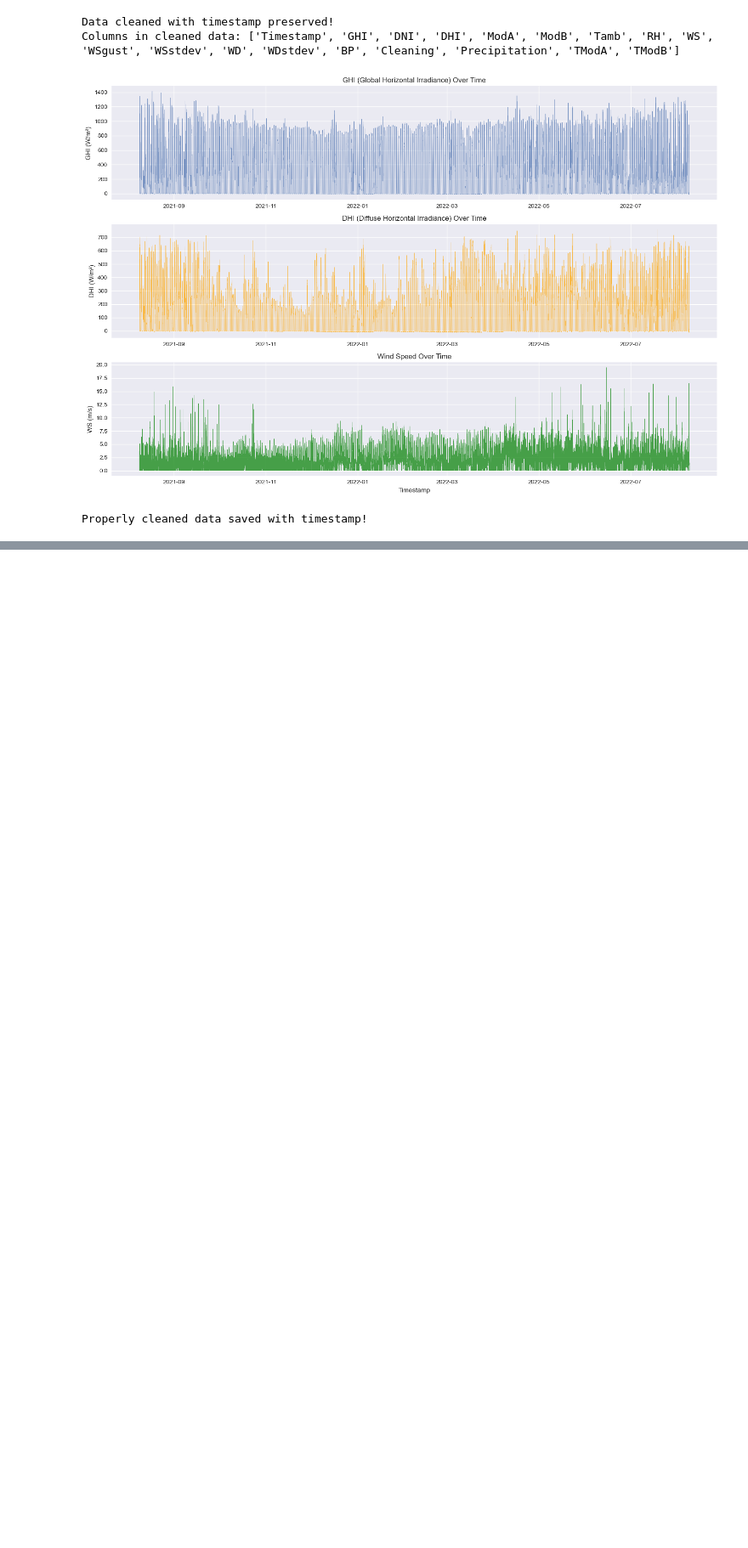
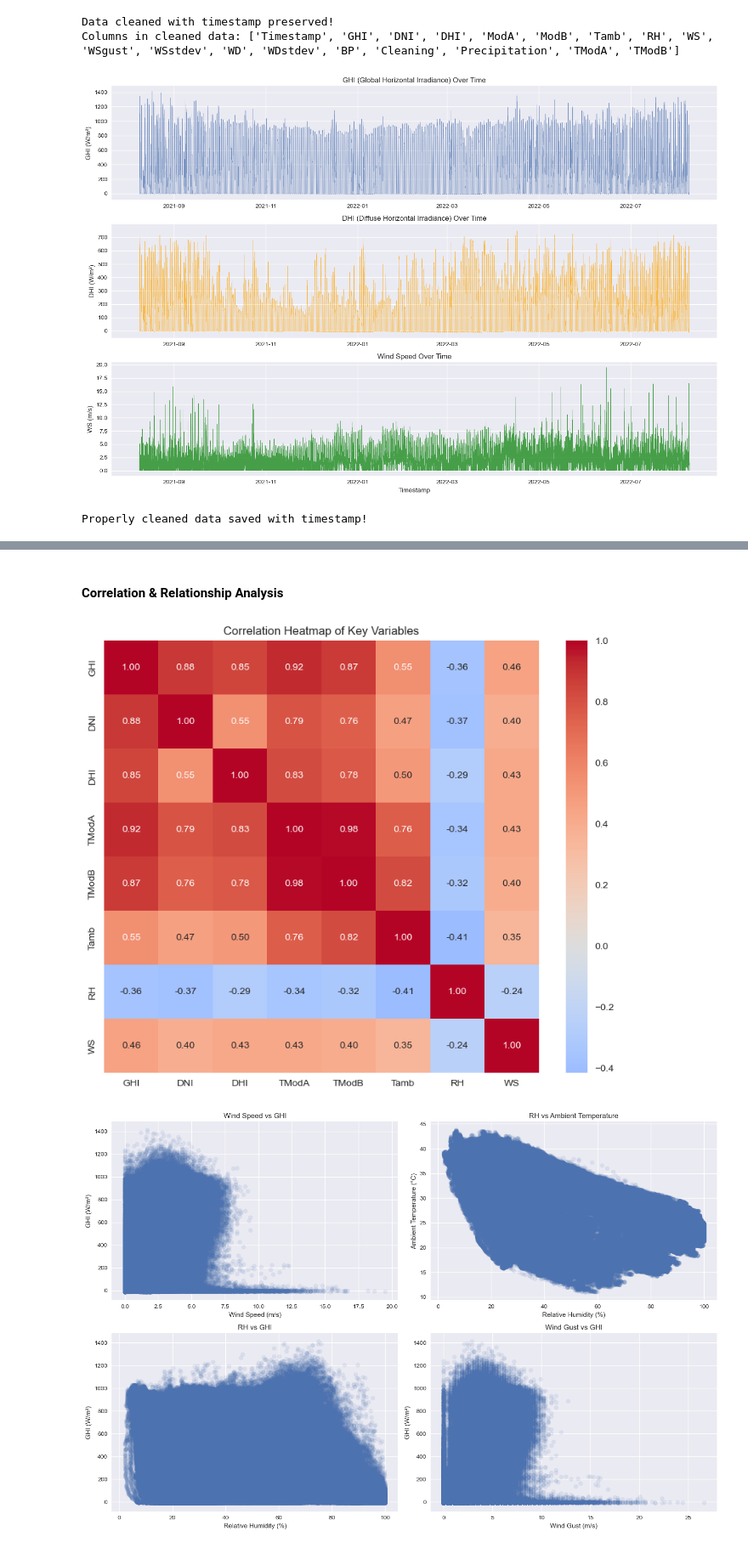
Before and after one commit to Aperca/solar-challenge-week0, a Jupyter notebook: notebooks/benin_eda.ipynb, the cells around one changed output, grey strips where cells are left out. Shown at 85% size. Drawn from its saved outputs; the diff is of its cells as text; code cells hidden in the pictures; blank space fills up the shorter version.

```diff
--- a/notebooks/benin_eda.ipynb
+++ b/notebooks/benin_eda.ipynb
@@ -258,0 +287,42 @@ Properly cleaned data saved with timestamp!
+# %% [markdown]
+####  Correlation & Relationship Analysis
+# %%
+# Heatmap of correlations
+plt.figure(figsize=(10, 8))
+corr_columns = ['GHI', 'DNI', 'DHI', 'TModA', 'TModB', 'Tamb', 'RH', 'WS']
+sns.heatmap(df_clean[corr_columns].corr(), annot=True, cmap='coolwarm', center=0, fmt='.2f')
+plt.title('Correlation Heatmap of Key Variables')
+plt.show()
+
+# Scatter plots
+fig, axes = plt.subplots(2, 2, figsize=(15, 10))
+
+# WS vs GHI
+axes[0,0].scatter(df_clean['WS'], df_clean['GHI'], alpha=0.1)
+axes[0,0].set_xlabel('Wind Speed (m/s)')
+axes[0,0].set_ylabel('GHI (W/m²)')
+axes[0,0].set_title('Wind Speed vs GHI')
+
+# RH vs Tamb
+axes[0,1].scatter(df_clean['RH'], df_clean['Tamb'], alpha=0.1)
+axes[0,1].set_xlabel('Relative Humidity (%)')
+axes[0,1].set_ylabel('Ambient Temperature (°C)')
+axes[0,1].set_title('RH vs Ambient Temperature')
+
+# RH vs GHI
+axes[1,0].scatter(df_clean['RH'], df_clean['GHI'], alpha=0.1)
+axes[1,0].set_xlabel('Relative Humidity (%)')
+axes[1,0].set_ylabel('GHI (W/m²)')
+axes[1,0].set_title('RH vs GHI')
+
+# WSgust vs GHI
+axes[1,1].scatter(df_clean['WSgust'], df_clean['GHI'], alpha=0.1)
+axes[1,1].set_xlabel('Wind Gust (m/s)')
+axes[1,1].set_ylabel('GHI (W/m²)')
+axes[1,1].set_title('Wind Gust vs GHI')
+
+plt.tight_layout()
+plt.show()
+# %% [output]
+[figure, added]
+[figure, added]
```
Also changed, not shown: parts of 8 cells of this notebook.
